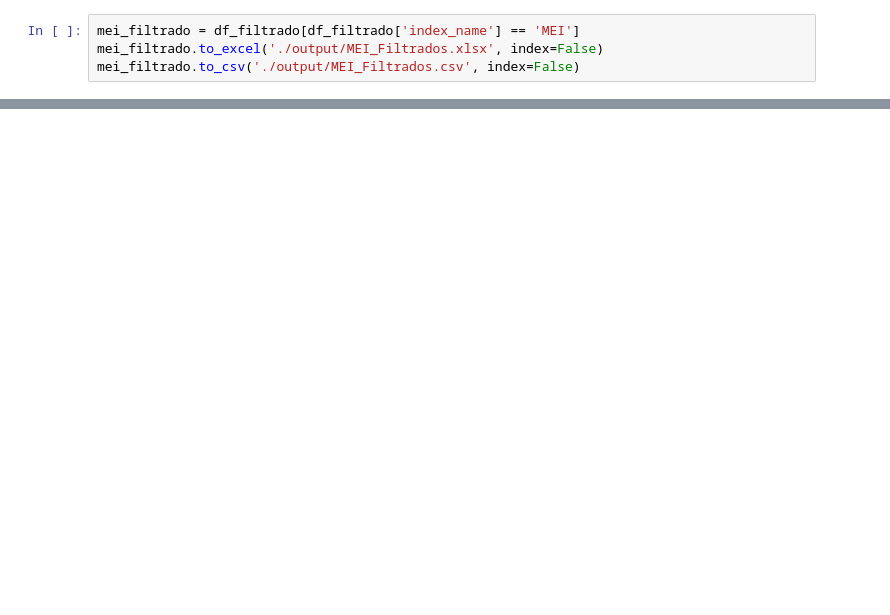
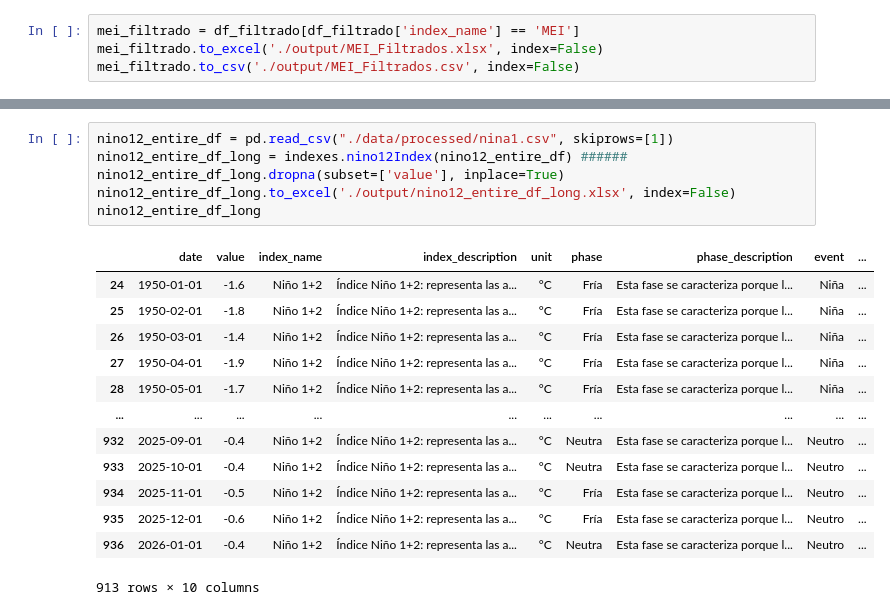
Before and after one commit to ChrisBermudezR/Indices_Climaticos, a Jupyter notebook: notebook_analisis.ipynb, the cells around one changed output, grey strips where cells are left out. Drawn from its saved outputs; the diff is of its cells as text; blank space fills up the shorter version.

```diff
--- a/notebook_analisis.ipynb
+++ b/notebook_analisis.ipynb
@@ -80,0 +194,20 @@ mei_filtrado.to_csv('./output/MEI_Filtrados.csv', index=False)
+# %%
+nino12_entire_df = pd.read_csv("./data/processed/nina1.csv", skiprows=[1])
+nino12_entire_df_long = indexes.nino12Index(nino12_entire_df) ######
+nino12_entire_df_long.dropna(subset=['value'], inplace=True)
+nino12_entire_df_long.to_excel('./output/nino12_entire_df_long.xlsx', index=False)
+nino12_entire_df_long
+# %% [output]
+|  | date | value | index_name | index_description | unit | phase | phase_description | event | ... |
+| 24 | 1950-01-01 | -1.6 | Niño 1+2 | Índice Niño 1+2: representa las a... | °C | Fría | Esta fase se caracteriza porque l... | Niña | ... |
+| 25 | 1950-02-01 | -1.8 | Niño 1+2 | Índice Niño 1+2: representa las a... | °C | Fría | Esta fase se caracteriza porque l... | Niña | ... |
+| 26 | 1950-03-01 | -1.4 | Niño 1+2 | Índice Niño 1+2: representa las a... | °C | Fría | Esta fase se caracteriza porque l... | Niña | ... |
+| 27 | 1950-04-01 | -1.9 | Niño 1+2 | Índice Niño 1+2: representa las a... | °C | Fría | Esta fase se caracteriza porque l... | Niña | ... |
+| 28 | 1950-05-01 | -1.7 | Niño 1+2 | Índice Niño 1+2: representa las a... | °C | Fría | Esta fase se caracteriza porque l... | Niña | ... |
+| ... | ... | ... | ... | ... | ... | ... | ... | ... | ... |
+| 932 | 2025-09-01 | -0.4 | Niño 1+2 | Índice Niño 1+2: representa las a... | °C | Neutra | Esta fase se caracteriza porque l... | Neutro | ... |
+| 933 | 2025-10-01 | -0.4 | Niño 1+2 | Índice Niño 1+2: representa las a... | °C | Neutra | Esta fase se caracteriza porque l... | Neutro | ... |
+| 934 | 2025-11-01 | -0.5 | Niño 1+2 | Índice Niño 1+2: representa las a... | °C | Fría | Esta fase se caracteriza porque l... | Neutro | ... |
+| 935 | 2025-12-01 | -0.6 | Niño 1+2 | Índice Niño 1+2: representa las a... | °C | Fría | Esta fase se caracteriza porque l... | Neutro | ... |
+| 936 | 2026-01-01 | -0.4 | Niño 1+2 | Índice Niño 1+2: representa las a... | °C | Neutra | Esta fase se caracteriza porque l... | Neutro | ... |
+913 rows × 10 columns
```
Also changed, not shown: parts of 8 cells of this notebook, 31 other files.
